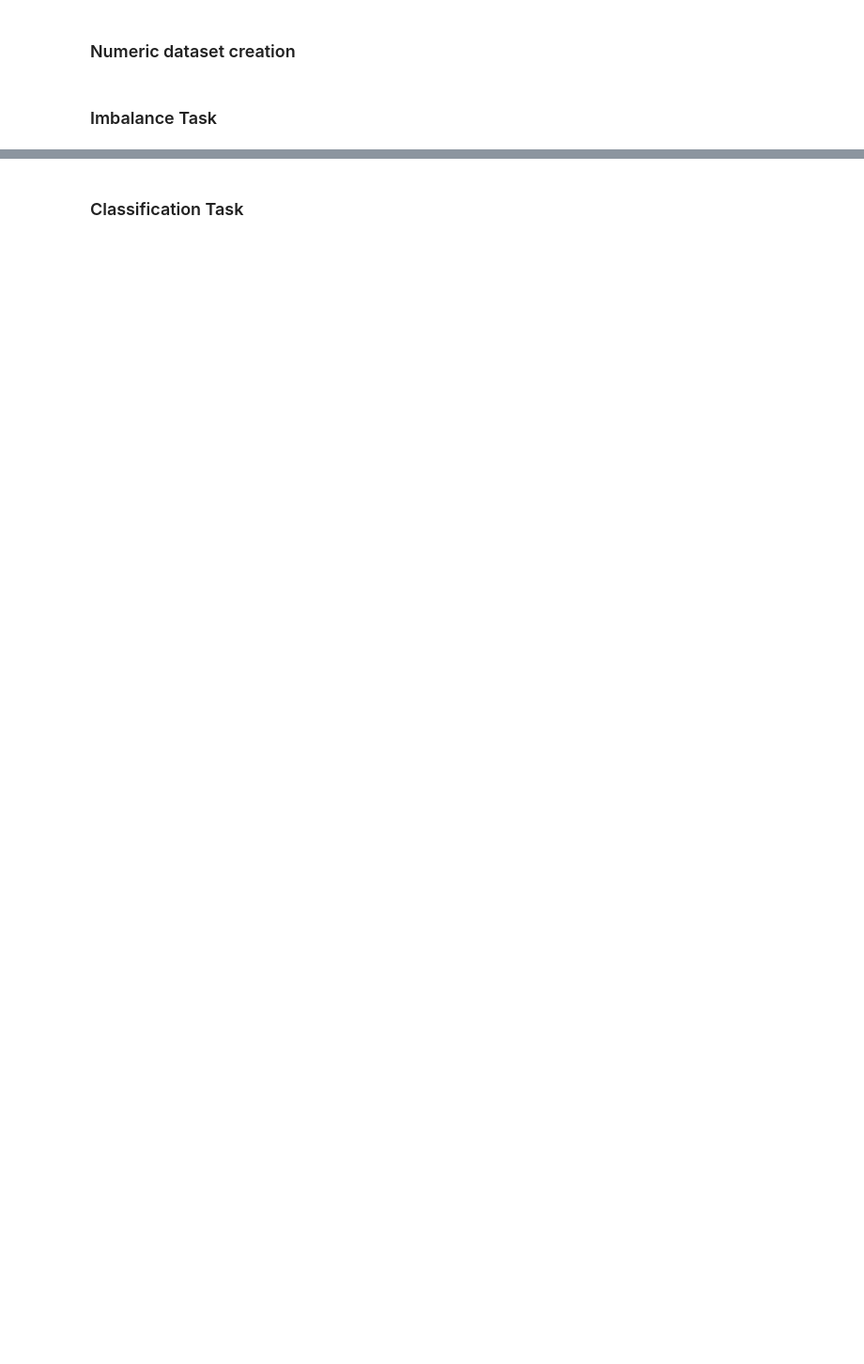
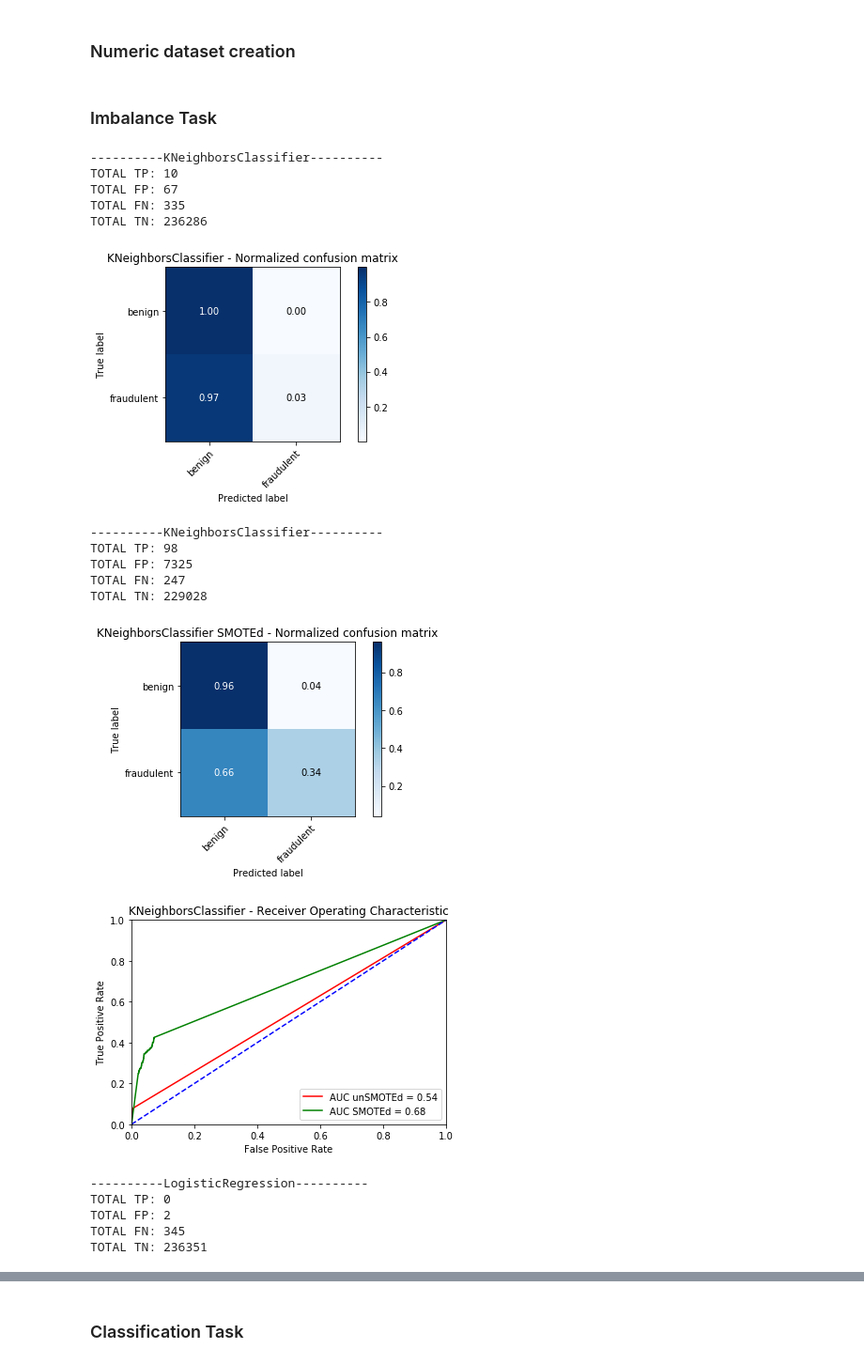
Before and after one commit to RafailSkoulos17/cyber_data_analytics, a Jupyter notebook: fraud_detection_pipeline.ipynb, the cells around one changed output, grey strips where cells are left out. Shown at 94% size. Cells and saved outputs as stored; diff of their text form; code cells hidden in the pictures; blank space fills up the shorter version.

```diff
--- a/fraud_detection_pipeline.ipynb
+++ b/fraud_detection_pipeline.ipynb
@@ -1055,35 +1078,54 @@ for i in range(len(x)):
 # %%
 filename = 'original_data.csv'
 data = pd.read_csv(filename)
 x = data.iloc[:, :-1].values
 y = data.iloc[:, -1].values
 
 x = np.delete(x, [2, 4, 5, 6, 7, 9, 11, 13], 1)  # specific features are kept - selection done mainly according to the
                                                  #  relationships identified in the visualization part
 # dictionary with the tested classifiers
 clfs = {'KNeighborsClassifier': neighbors.KNeighborsClassifier(n_neighbors=3, algorithm='auto', weights='distance')
         , 'LogisticRegression': LogisticRegression(solver='newton-cg')
-        , 'NaiveBayes': GaussianNB()
+#         , 'NaiveBayes': GaussianNB()
         , 'AdaBoostClassifier': AdaBoostClassifier(n_estimators=50)
         , 'RandomForestClassifier': RandomForestClassifier(n_estimators=100)
-        , 'ExtraTreesClassifier': ExtraTreesClassifier(n_estimators=100)
-        , 'GradientBoostingClassifier': GradientBoostingClassifier(n_estimators=100)
-        , 'VotingClassifier': VotingClassifier(estimators=[
-                ('knn', neighbors.KNeighborsClassifier(n_neighbors=3, algorithm='kd_tree', weights='distance')),
-                ('lr', LogisticRegression(solver='newton-cg')),
-                ('gnb', GaussianNB())
-                ], voting='soft')
+#         , 'ExtraTreesClassifier': ExtraTreesClassifier(n_estimators=100)
+#         , 'GradientBoostingClassifier': GradientBoostingClassifier(n_estimators=100)
+#         , 'VotingClassifier': VotingClassifier(estimators=[
+#                 ('knn', neighbors.KNeighborsClassifier(n_neighbors=3, algorithm='kd_tree', weights='distance')),
+#                 ('lr', LogisticRegression(solver='newton-cg')),
+#                 ('gnb', GaussianNB())
+#                 ], voting='soft')
         }
 for clf_name, clf in clfs.items():  # check all the classifiers both with and without SMOTE
     usx = np.copy(x)
     usy = np.copy(y)
     if clf_name == 'LogisticRegression':
         fpr, tpr, roc_auc, precision, recall = make_clf_SMOTE(usx, usy, clf, clf_name, normalize=True)
         fpr_smote, tpr_smote, roc_auc_smote, precision_smote, recall_smote = \
             make_clf_SMOTE(usx, usy, clf, clf_name, normalize=True, smoted=True)
     else:
         fpr, tpr, roc_auc, precision, recall = make_clf_SMOTE(usx, usy, clf, clf_name)
         fpr_smote, tpr_smote, roc_auc_smote, precision_smote, recall_smote = \
             make_clf_SMOTE(usx, usy, clf, clf_name, smoted=True)
     plot_roc(fpr, tpr, roc_auc, fpr_smote, tpr_smote, roc_auc_smote, clf_name)
     # plot_prec_rec(precision, recall, precision_smote, recall_smote)
+# %% [output]
+----------KNeighborsClassifier----------
+TOTAL TP: 10
+TOTAL FP: 67
+TOTAL FN: 335
+TOTAL TN: 236286
+[figure, added]
+----------KNeighborsClassifier----------
+TOTAL TP: 98
+TOTAL FP: 7325
+TOTAL FN: 247
+TOTAL TN: 229028
+[figure, added]
+[figure, added]
+----------LogisticRegression----------
+TOTAL TP: 0
+TOTAL FP: 2
+TOTAL FN: 345
+TOTAL TN: 236351
```
Also changed, not shown: parts of 6 cells of this notebook, 1 other file.
